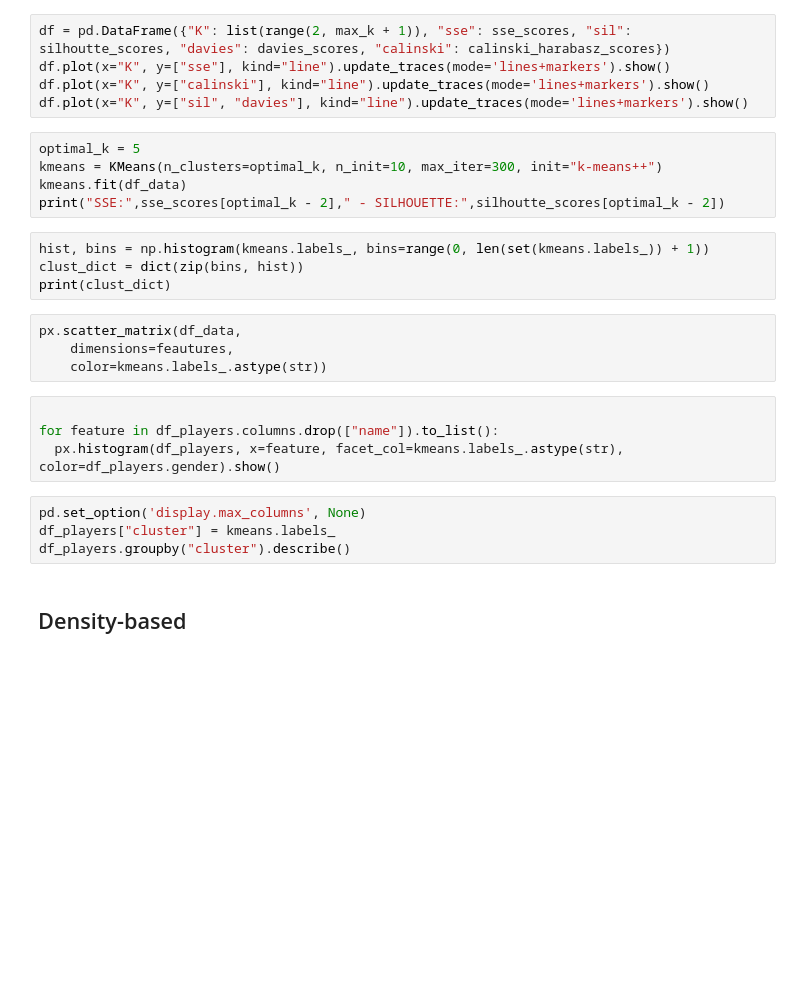
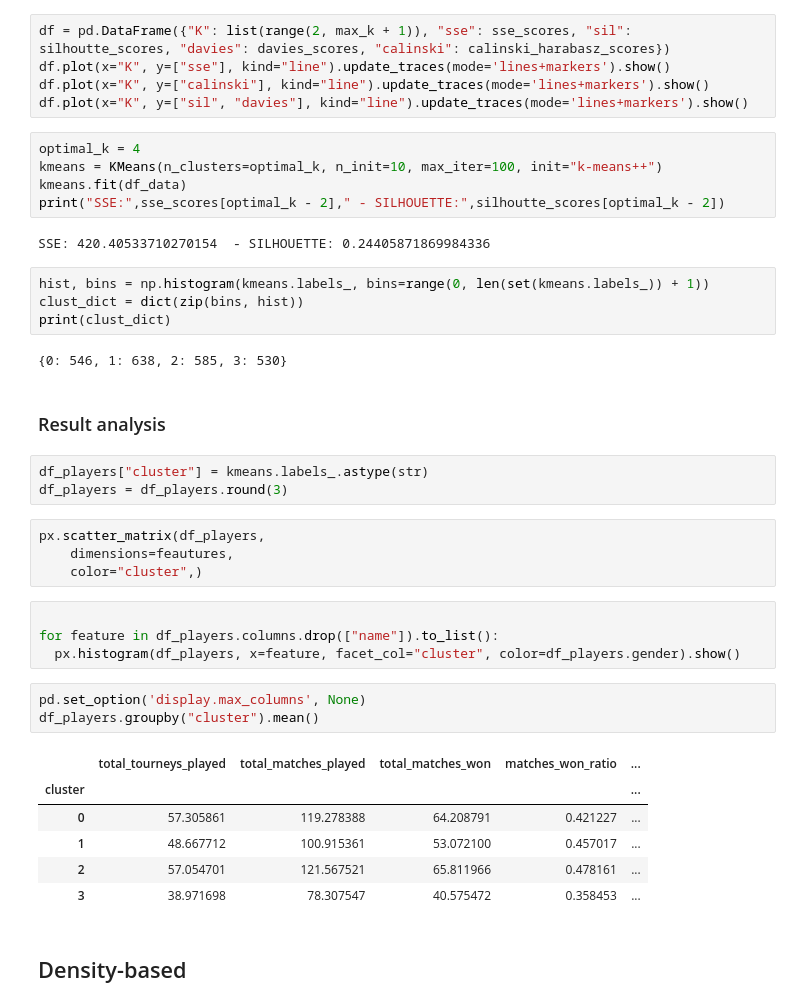
Before and after one commit to reuseman/tennis-match-analysis, a Jupyter notebook: 3_clustering.ipynb, the cells around one changed output. Saved outputs shown, nothing was run; the diff lists cells and outputs as text; blank space fills up the shorter version.

Commit message:
Improve result analysis by showing graphs on the original dataset

```diff
--- a/3_clustering.ipynb
+++ b/3_clustering.ipynb
@@ -55,26 +69,41 @@ df.plot(x="K", y=["sse"], kind="line").update_traces(mode='lines+markers').show(
 df.plot(x="K", y=["calinski"], kind="line").update_traces(mode='lines+markers').show()
 df.plot(x="K", y=["sil", "davies"], kind="line").update_traces(mode='lines+markers').show()
 # %%
-optimal_k = 5
-kmeans = KMeans(n_clusters=optimal_k, n_init=10, max_iter=300, init="k-means++")
+optimal_k = 4
+kmeans = KMeans(n_clusters=optimal_k, n_init=10, max_iter=100, init="k-means++")
 kmeans.fit(df_data)
 print("SSE:",sse_scores[optimal_k - 2]," - SILHOUETTE:",silhoutte_scores[optimal_k - 2])
+# %% [output]
+SSE: 420.40533710270154  - SILHOUETTE: 0.24405871869984336
 # %%
 hist, bins = np.histogram(kmeans.labels_, bins=range(0, len(set(kmeans.labels_)) + 1))
 clust_dict = dict(zip(bins, hist))
 print(clust_dict)
+# %% [output]
+{0: 546, 1: 638, 2: 585, 3: 530}
+# %% [markdown]
+### Result analysis
+# %%
+df_players["cluster"] = kmeans.labels_.astype(str)
+df_players = df_players.round(3)
 # %%
-px.scatter_matrix(df_data,
+px.scatter_matrix(df_players,
     dimensions=feautures,
-    color=kmeans.labels_.astype(str))
+    color="cluster",)
 # %%
 
 for feature in df_players.columns.drop(["name"]).to_list():
-  px.histogram(df_players, x=feature, facet_col=kmeans.labels_.astype(str), color=df_players.gender).show()
+  px.histogram(df_players, x=feature, facet_col="cluster", color=df_players.gender).show()
 # %%
 pd.set_option('display.max_columns', None)
-df_players["cluster"] = kmeans.labels_
-df_players.groupby("cluster").describe()
+df_players.groupby("cluster").mean()
+# %% [output]
+|  | total_tourneys_played | total_matches_played | total_matches_won | matches_won_ratio | ... |
+| cluster |  |  |  |  | ... |
+| 0 | 57.305861 | 119.278388 | 64.208791 | 0.421227 | ... |
+| 1 | 48.667712 | 100.915361 | 53.072100 | 0.457017 | ... |
+| 2 | 57.054701 | 121.567521 | 65.811966 | 0.478161 | ... |
+| 3 | 38.971698 | 78.307547 | 40.575472 | 0.358453 | ... |
 # %% [markdown]
 ## Density-based
 # %% [markdown]
```
Also changed, not shown: parts of 2 cells of this notebook.
